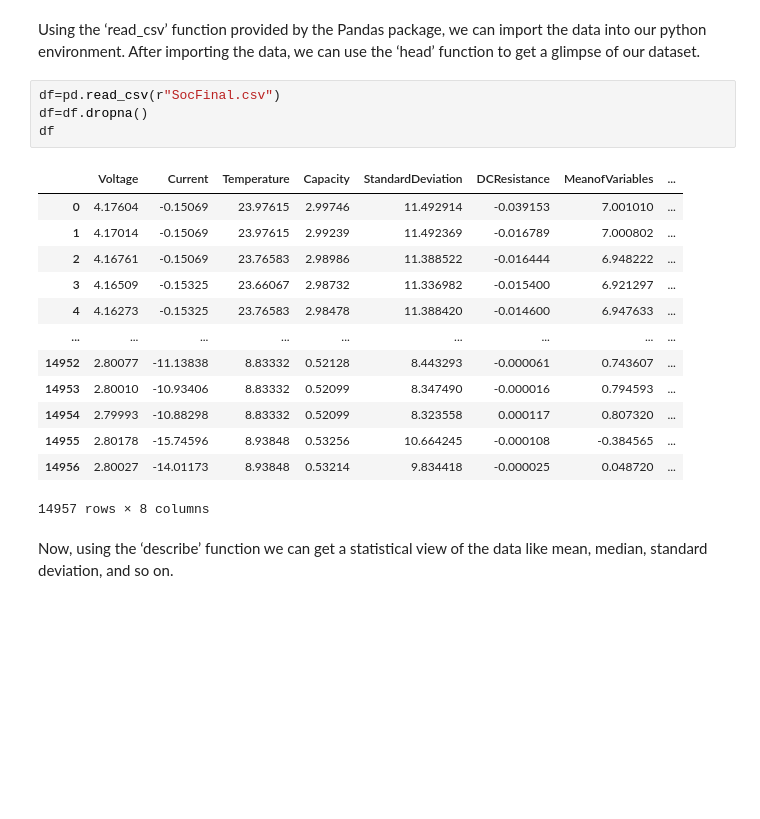
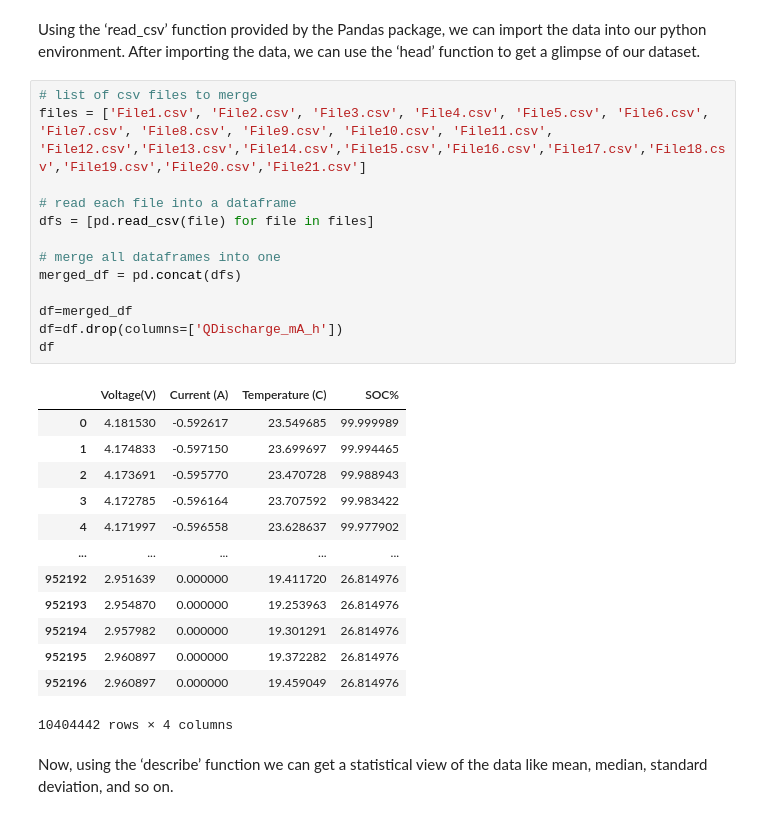
Before and after one commit to punjabinuclei/RealTimeBatteryMonitoringSystem, a Jupyter notebook: 3.Lasso_Regression.ipynb, the cells around one changed output. Cells and saved outputs as stored; diff of their text form; blank space fills up the shorter version.

```diff
--- a/3.Lasso_Regression.ipynb
+++ b/3.Lasso_Regression.ipynb
@@ -32,23 +28,32 @@ from sklearn import preprocessing # preprocessData
 # Loading our Dataset
 # %% [markdown]
 Using the ‘read_csv’ function provided by the Pandas package, we can import the data into our python environment. After importing the data, we can use the ‘head’ function to get a glimpse of our dataset.
-# %%
-df=pd.read_csv(r"SocFinal.csv")
-df=df.dropna()
-df
-# %% [output]
-|  | Voltage | Current | Temperature | Capacity | StandardDeviation | DCResistance | MeanofVariables | ... |
-| 0 | 4.17604 | -0.15069 | 23.97615 | 2.99746 | 11.492914 | -0.039153 | 7.001010 | ... |
-| 1 | 4.17014 | -0.15069 | 23.97615 | 2.99239 | 11.492369 | -0.016789 | 7.000802 | ... |
-| 2 | 4.16761 | -0.15069 | 23.76583 | 2.98986 | 11.388522 | -0.016444 | 6.948222 | ... |
-| 3 | 4.16509 | -0.15325 | 23.66067 | 2.98732 | 11.336982 | -0.015400 | 6.921297 | ... |
-| 4 | 4.16273 | -0.15325 | 23.76583 | 2.98478 | 11.388420 | -0.014600 | 6.947633 | ... |
-| ... | ... | ... | ... | ... | ... | ... | ... | ... |
-| 14952 | 2.80077 | -11.13838 | 8.83332 | 0.52128 | 8.443293 | -0.000061 | 0.743607 | ... |
-| 14953 | 2.80010 | -10.93406 | 8.83332 | 0.52099 | 8.347490 | -0.000016 | 0.794593 | ... |
-| 14954 | 2.79993 | -10.88298 | 8.83332 | 0.52099 | 8.323558 | 0.000117 | 0.807320 | ... |
-| 14955 | 2.80178 | -15.74596 | 8.93848 | 0.53256 | 10.664245 | -0.000108 | -0.384565 | ... |
-| 14956 | 2.80027 | -14.01173 | 8.93848 | 0.53214 | 9.834418 | -0.000025 | 0.048720 | ... |
-14957 rows × 8 columns
+# %%
+# list of csv files to merge
+files = ['File1.csv', 'File2.csv', 'File3.csv', 'File4.csv', 'File5.csv', 'File6.csv', 'File7.csv', 'File8.csv', 'File9.csv', 'File10.csv', 'File11.csv', 'File12.csv','File13.csv','File14.csv','File15.csv','File16.csv','File17.csv','File18.csv','File19.csv','File20.csv','File21.csv']
+
+# read each file into a dataframe
+dfs = [pd.read_csv(file) for file in files]
+
+# merge all dataframes into one
+merged_df = pd.concat(dfs)
+
+df=merged_df
+df=df.drop(columns=['QDischarge_mA_h'])
+df
+# %% [output]
+|  | Voltage(V) | Current (A) | Temperature (C) | SOC% |
+| 0 | 4.181530 | -0.592617 | 23.549685 | 99.999989 |
+| 1 | 4.174833 | -0.597150 | 23.699697 | 99.994465 |
+| 2 | 4.173691 | -0.595770 | 23.470728 | 99.988943 |
+| 3 | 4.172785 | -0.596164 | 23.707592 | 99.983422 |
+| 4 | 4.171997 | -0.596558 | 23.628637 | 99.977902 |
+| ... | ... | ... | ... | ... |
+| 952192 | 2.951639 | 0.000000 | 19.411720 | 26.814976 |
+| 952193 | 2.954870 | 0.000000 | 19.253963 | 26.814976 |
+| 952194 | 2.957982 | 0.000000 | 19.301291 | 26.814976 |
+| 952195 | 2.960897 | 0.000000 | 19.372282 | 26.814976 |
+| 952196 | 2.960897 | 0.000000 | 19.459049 | 26.814976 |
+10404442 rows × 4 columns
 # %% [markdown]
 Now, using the ‘describe’ function we can get a statistical view of the data like mean, median, standard deviation, and so on.
```
Also changed, not shown: parts of 9 cells of this notebook, 4 other files.
